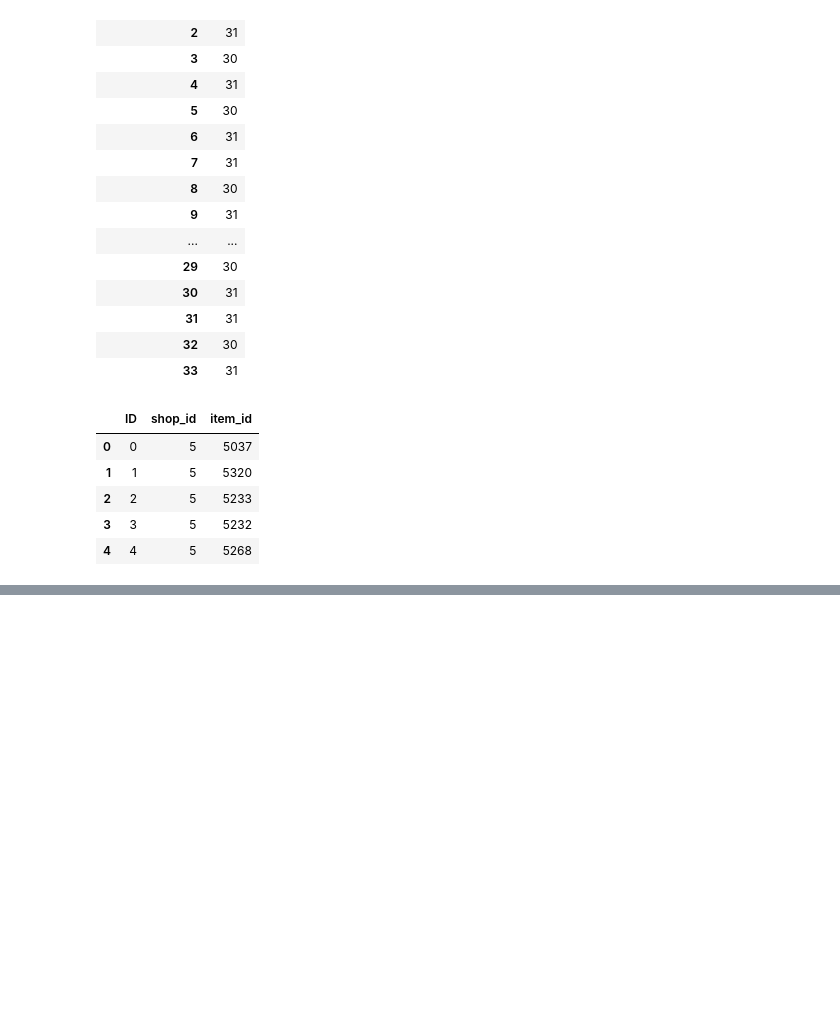
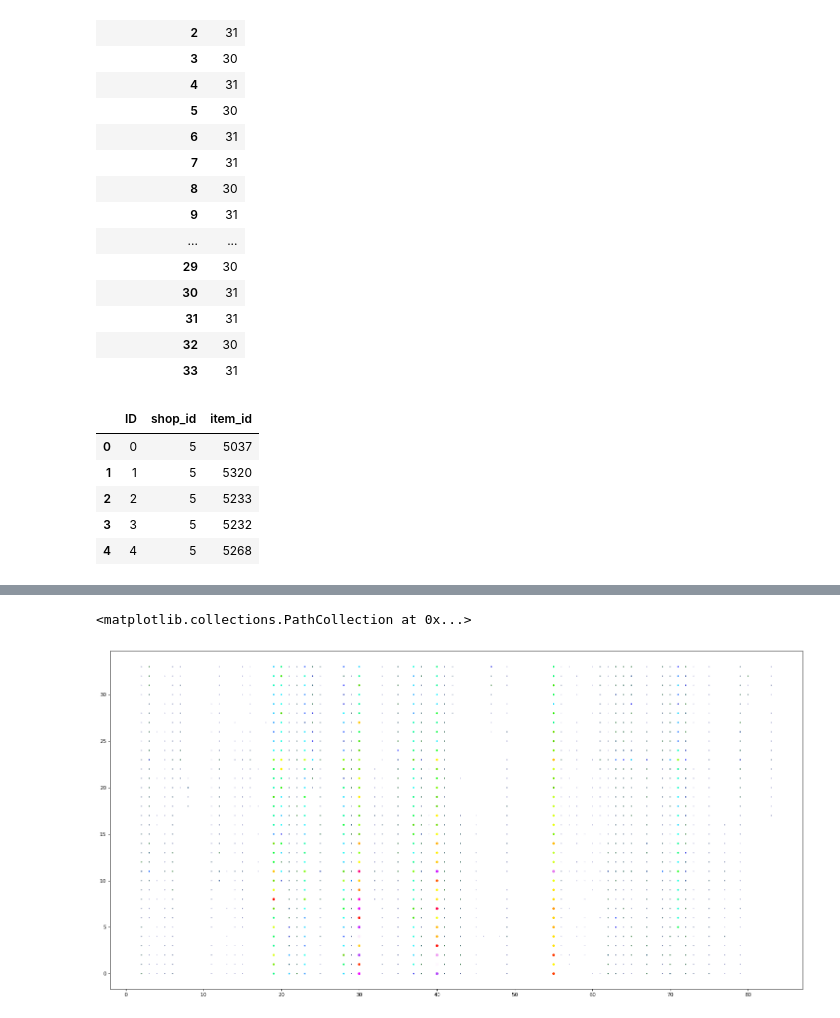
Before and after one commit to mortennp/mooc, a Jupyter notebook: NRUHSE_AdvML/Competetive DS/FinalProject/EDA.ipynb, the cells around one changed output, grey strips where cells are left out. Drawn from its saved outputs; the diff is of its cells as text; code cells hidden in the pictures; blank space fills up the shorter version.

Commit message:
Competetive DS FinalProj EDA subplotting

```diff
--- a/NRUHSE_AdvML/Competetive DS/FinalProject/EDA.ipynb
+++ b/NRUHSE_AdvML/Competetive DS/FinalProject/EDA.ipynb
@@ -29,7 +30,7 @@ Categories shape:  (84, 2)
 Shops shape:  (60, 2)
 # %%
 train.date = pd.to_datetime(train.date, format='%d.%m.%Y')
-train = train.assign(revenue=transactions.item_price * transactions.item_cnt_day)
+train = train.assign(revenue=train.item_price * train.item_cnt_day)
 # %%
 items.head()
 # %% [output]
@@ -192,0 +199,4 @@ and
+# %%
+grouped = train.merge(items).merge(categories).groupby(['date_block_num', 'shop_id', 'item_category_id']).sum()
+grouped = grouped.reset_index()
+grouped = grouped[['date_block_num', 'shop_id', 'item_category_id', 'item_cnt_day']]
@@ -192,0 +232,12 @@ and
+# %%
+grouped = grouped.assign(size = (grouped.item_cnt_day * 200) / grouped.item_cnt_day.max())
+# %%
+shop_0 = grouped.query('shop_id == 35').reset_index()
+
+norm = mpl.colors.Normalize(vmin=shop_0.item_cnt_day.min(), vmax=shop_0.item_cnt_day.max())
+fig, ax = plt.subplots(figsize=(24,12), dpi=80, facecolor='w', edgecolor='k')
+ax.scatter('item_category_id', 'date_block_num', c='item_cnt_day', s='size',
+           cmap=mpl.cm.gist_ncar, norm=norm, data=shop_0)
+# %% [output]
+<matplotlib.collections.PathCollection at 0x...>
+[figure, added]
```
Also changed, not shown: parts of 14 cells of this notebook.
